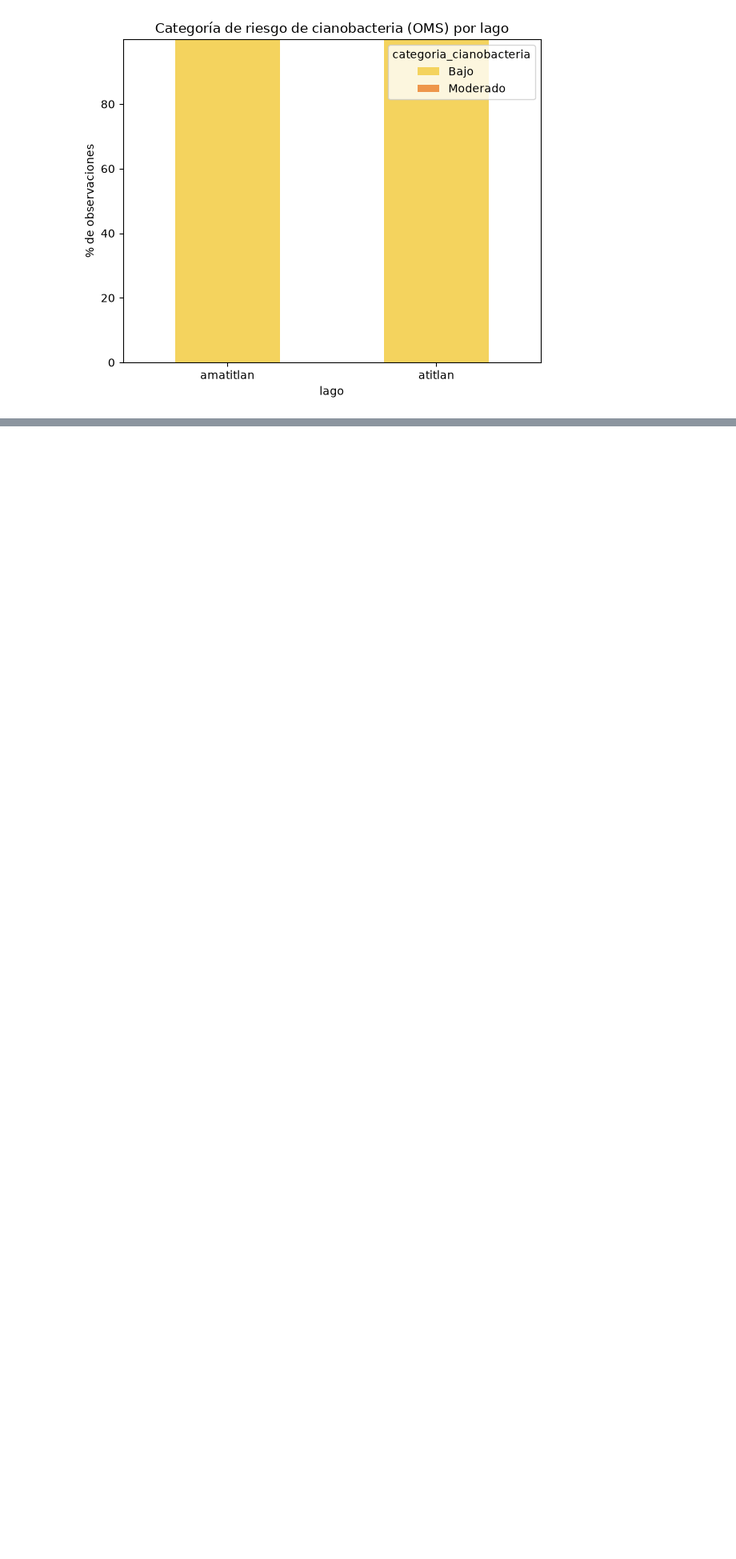
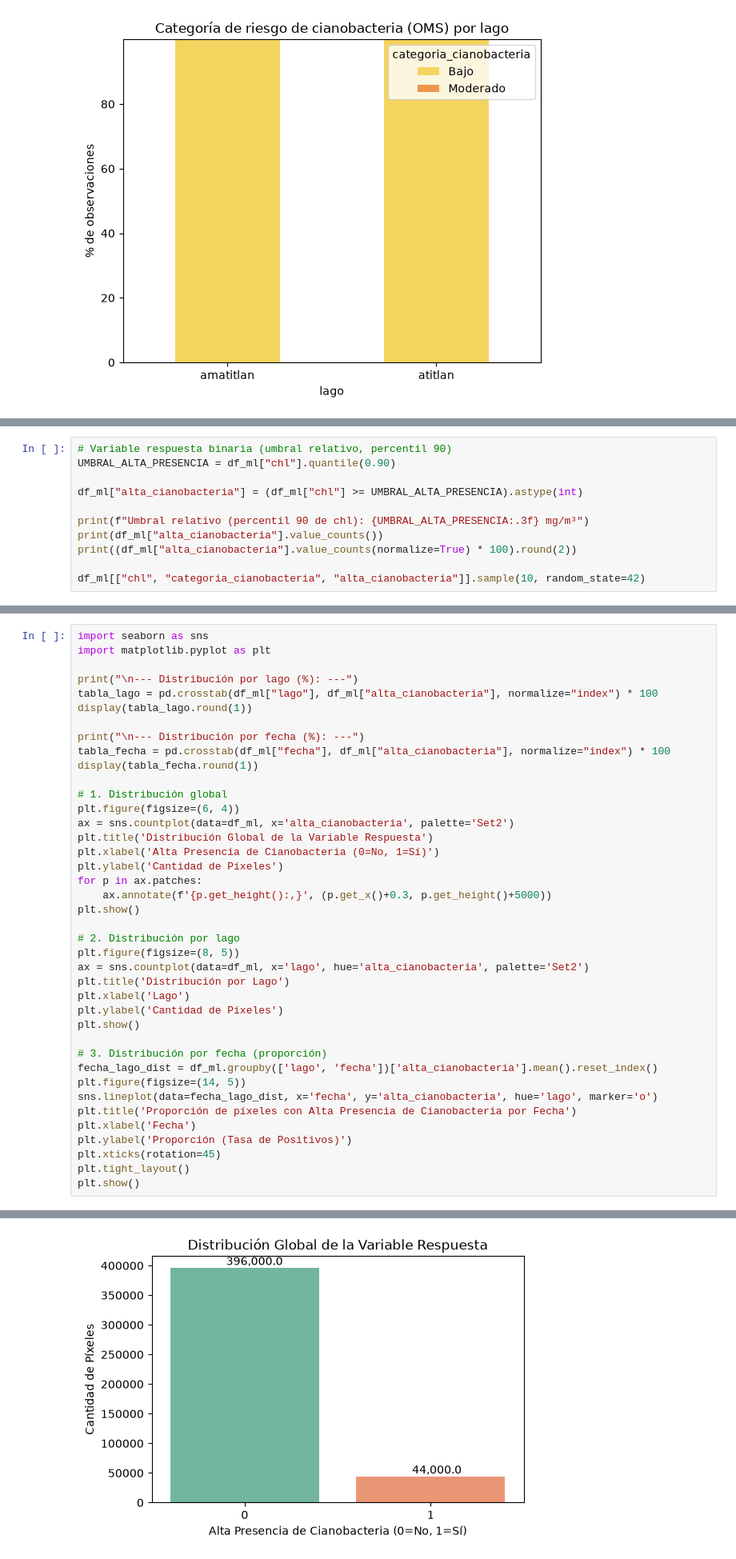
Before and after one commit to Albu231311/Lab4-DS, a Jupyter notebook: preprocessing.ipynb, the cells around one changed output, grey strips where cells are left out. Shown at 80% size. Drawn from its saved outputs; the diff is of its cells as text; blank space fills up the shorter version.

Commit message:
feat: complete Exercise 2 (target variable & class imbalance)

```diff
--- a/preprocessing.ipynb
+++ b/preprocessing.ipynb
@@ -356,0 +366,11 @@ Distribución de categoría de cianobacteria por lago (%):
+# %%
+# Variable respuesta binaria (umbral relativo, percentil 90)
+UMBRAL_ALTA_PRESENCIA = df_ml["chl"].quantile(0.90)
+
+df_ml["alta_cianobacteria"] = (df_ml["chl"] >= UMBRAL_ALTA_PRESENCIA).astype(int)
+
+print(f"Umbral relativo (percentil 90 de chl): {UMBRAL_ALTA_PRESENCIA:.3f} mg/m³")
+print(df_ml["alta_cianobacteria"].value_counts())
+print((df_ml["alta_cianobacteria"].value_counts(normalize=True) * 100).round(2))
+
+df_ml[["chl", "categoria_cianobacteria", "alta_cianobacteria"]].sample(10, random_state=42)
@@ -356,0 +400,41 @@ Distribución de categoría de cianobacteria por lago (%):
+# %%
+import seaborn as sns
+import matplotlib.pyplot as plt
+
+print("\n--- Distribución por lago (%): ---")
+tabla_lago = pd.crosstab(df_ml["lago"], df_ml["alta_cianobacteria"], normalize="index") * 100
+display(tabla_lago.round(1))
+
+print("\n--- Distribución por fecha (%): ---")
+tabla_fecha = pd.crosstab(df_ml["fecha"], df_ml["alta_cianobacteria"], normalize="index") * 100
+display(tabla_fecha.round(1))
+
+# 1. Distribución global
+plt.figure(figsize=(6, 4))
+ax = sns.countplot(data=df_ml, x='alta_cianobacteria', palette='Set2')
+plt.title('Distribución Global de la Variable Respuesta')
+plt.xlabel('Alta Presencia de Cianobacteria (0=No, 1=Sí)')
+plt.ylabel('Cantidad de Píxeles')
+for p in ax.patches:
+    ax.annotate(f'{p.get_height():,}', (p.get_x()+0.3, p.get_height()+5000))
+plt.show()
+
+# 2. Distribución por lago
+plt.figure(figsize=(8, 5))
+ax = sns.countplot(data=df_ml, x='lago', hue='alta_cianobacteria', palette='Set2')
+plt.title('Distribución por Lago')
+plt.xlabel('Lago')
+plt.ylabel('Cantidad de Píxeles')
+plt.show()
+
+# 3. Distribución por fecha (proporción)
+fecha_lago_dist = df_ml.groupby(['lago', 'fecha'])['alta_cianobacteria'].mean().reset_index()
+plt.figure(figsize=(14, 5))
+sns.lineplot(data=fecha_lago_dist, x='fecha', y='alta_cianobacteria', hue='lago', marker='o')
+plt.title('Proporción de píxeles con Alta Presencia de Cianobacteria por Fecha')
+plt.xlabel('Fecha')
+plt.ylabel('Proporción (Tasa de Positivos)')
+plt.xticks(rotation=45)
+plt.tight_layout()
+plt.show()
+# %% [output]
@@ -356,0 +468 @@ Distribución de categoría de cianobacteria por lago (%):
+[figure, added]
```
Also changed, not shown: parts of 8 cells of this notebook.
